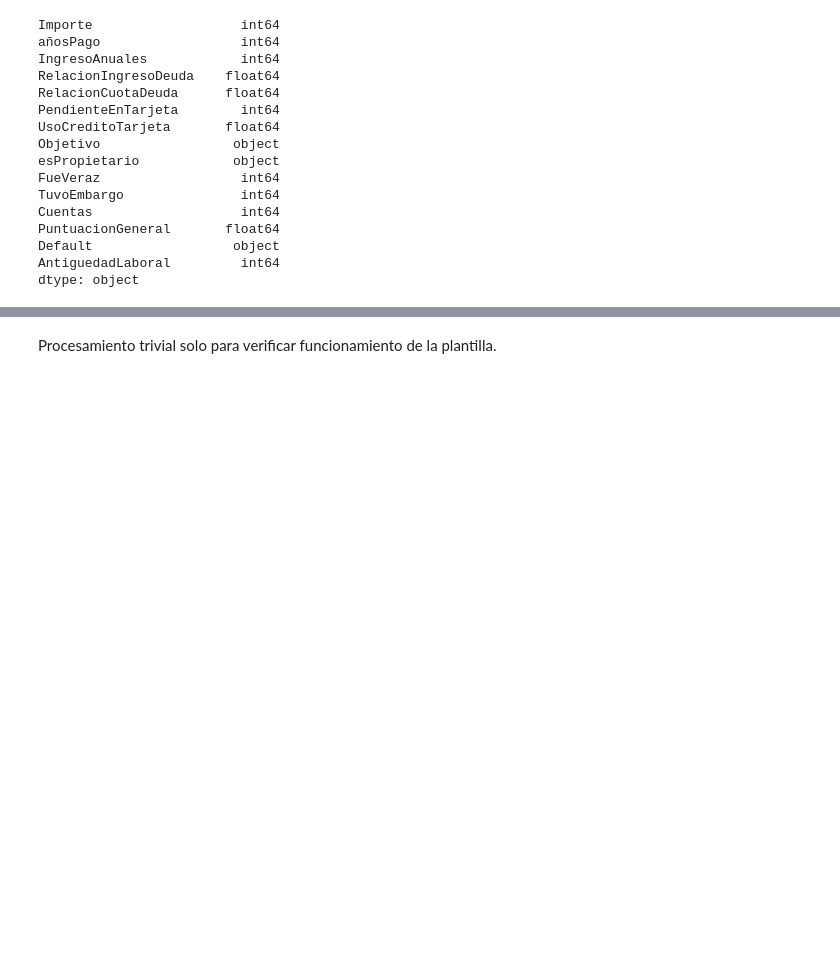
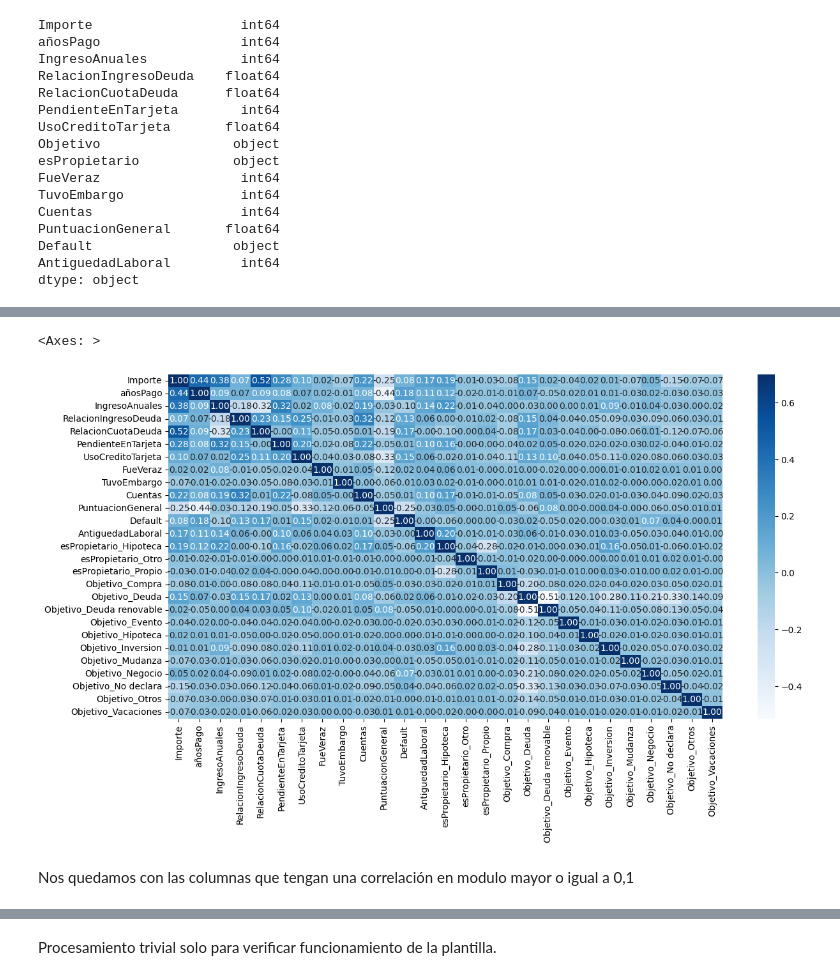
Before and after one commit to agustiniglesias99/numpyCienciaDeDatos, a Jupyter notebook: TP_EntregablePrestamos.ipynb, the cells around one changed output, grey strips where cells are left out. Saved outputs shown, nothing was run; the diff lists cells and outputs as text; code cells hidden in the pictures; blank space fills up the shorter version.

```diff
--- a/TP_EntregablePrestamos.ipynb
+++ b/TP_EntregablePrestamos.ipynb
@@ -122,10 +116,18 @@ print("Es propietario: ",df["esPropietario"].unique())
 print("Objetivo: ",df["Objetivo"].unique())
 
 #defino las columnas que son categoricas
-cat_columns = ["Default","esPropietario","Objetivo"]
+cat_columns = ["esPropietario","Objetivo"]
 
-preprocessor = ColumnTransformer(transformers=[
-    ('cat', OneHotEncoder(drop='first'), cat_columns)],
-    remainder='passthrough')
+encoder=OneHotEncoder(drop='first', sparse_output=False, dtype=int)
+
+encoded = encoder.fit_transform(df[cat_columns]) # Convertir la matriz de valores a un DataFrame
+encoded_df = pd.DataFrame(encoded, columns=encoder.get_feature_names_out(cat_columns)) # Unir el DataFrame original con el DataFrame codificado
+encoded_df = pd.concat([df, encoded_df], axis=1)
+encoded_df = encoded_df.drop(cat_columns, axis=1)
+encoded_df['Default'] = encoded_df['Default'].replace({'default': 1, 'paid off': 0})
+
+
+print(encoded_df)
+encoded_df.dtypes
 # %% [output]
 Default:  ['paid off' 'default']
@@ -134,0 +167,8 @@ Objetivo:  ['Deuda renovable' 'Bien de Capital' 'Deuda' 'Negocio' 'No declara'
+# %%
+plt.figure(figsize=(14,7))
+sns.heatmap(encoded_df.corr(), annot=True, vmax=.7, cmap ='Blues', fmt=".2f")
+# %% [output]
+<Axes: >
+[figure, added]
+# %% [markdown]
+Nos quedamos con las columnas que tengan una correlación en modulo mayor o igual a 0,1
```
Also changed, not shown: parts of 8 cells of this notebook.
